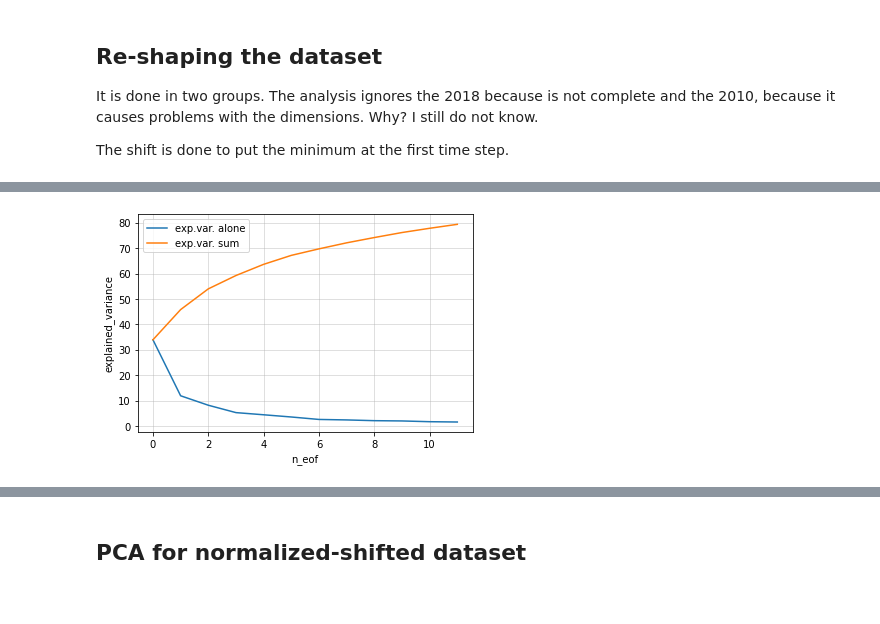
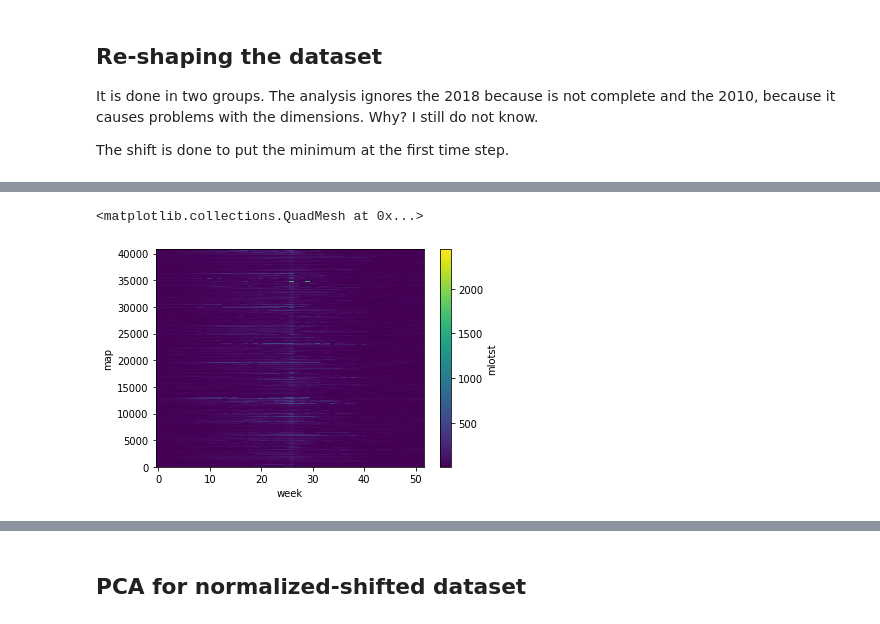
Before and after one commit to LilianG0/MLD-Project, a Jupyter notebook: Notebooks/PCA-2.ipynb, the cells around one changed output, grey strips where cells are left out. Saved outputs shown, nothing was run; the diff lists cells and outputs as text; code cells hidden in the pictures.

```diff
--- a/Notebooks/PCA-2.ipynb
+++ b/Notebooks/PCA-2.ipynb
@@ -534,8 +401,0 @@ plt.show()
-# %%
-results_nor['explained_variance'].plot(label='exp.var. alone')
-results_nor['explained_variance'].cumsum(dim='n_eof').plot(label='exp.var. sum')
-plt.legend()
-plt.grid(alpha=0.5)
-plt.show()
-# %% [output]
-[figure, removed]
@@ -556,0 +402,7 @@ plt.show()
+# %%
+shifted = Shift(new_points)
+# %%
+shifted.T.plot()
+# %% [output]
+<matplotlib.collections.QuadMesh at 0x...>
+[figure, added]
```
Also changed, not shown: parts of 143 cells of this notebook, 24 other files.
